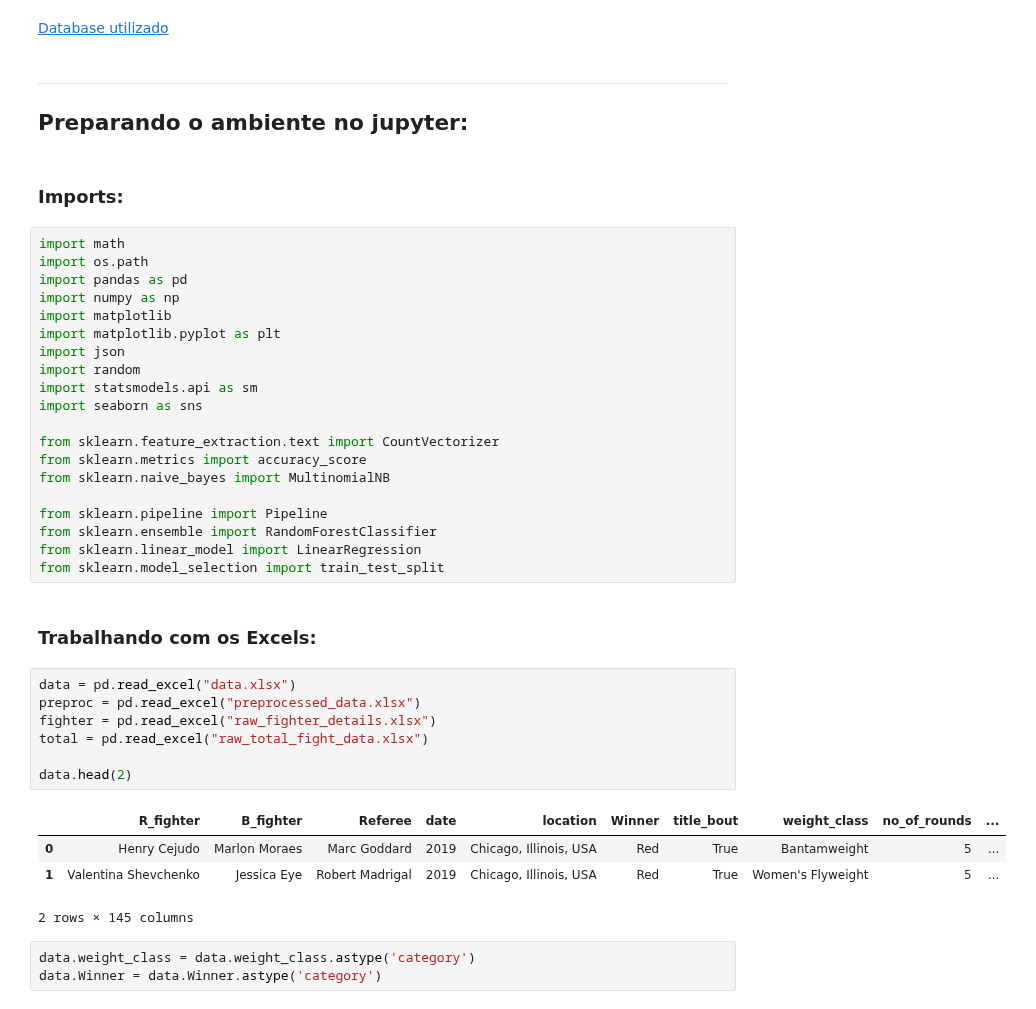
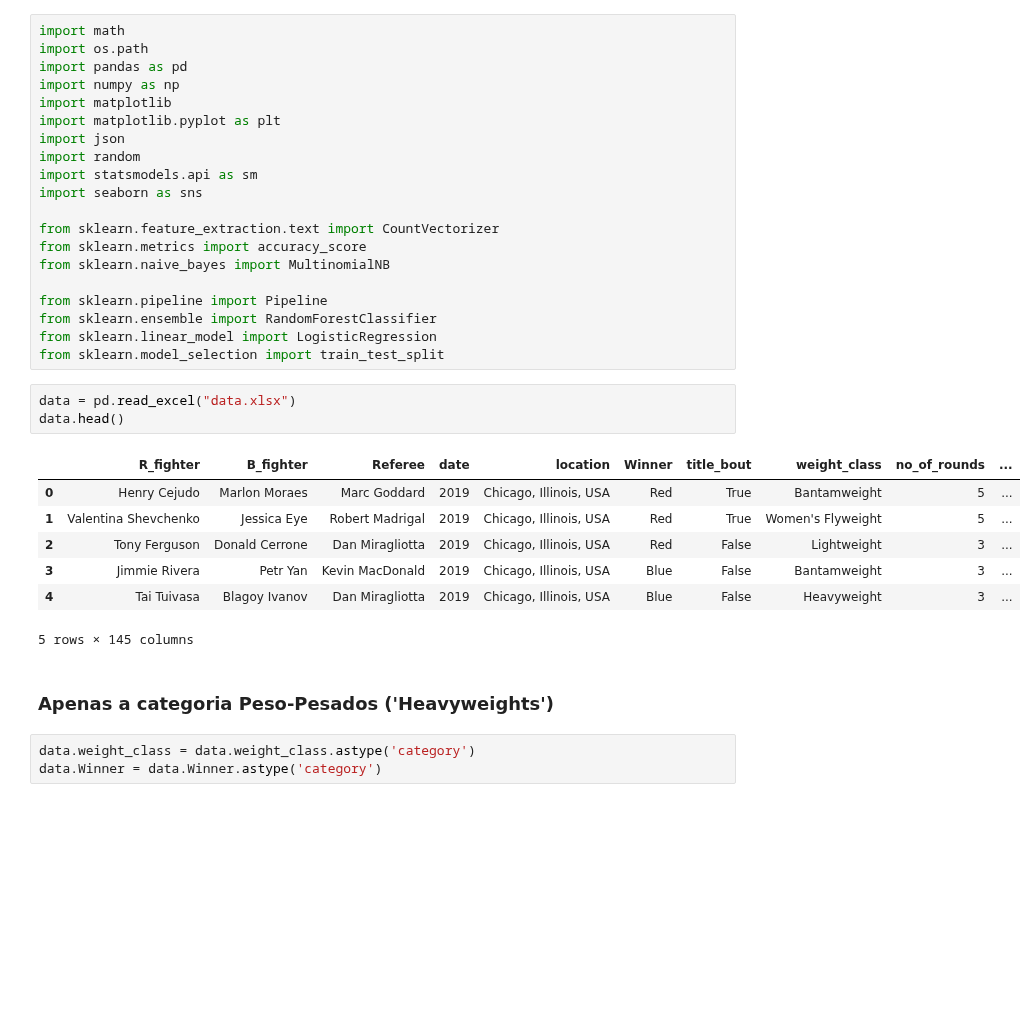
Before and after one commit to VergaraC/Dados_P3, a Jupyter notebook: Projeto3_Sujo/Projeto3sujo_yama.ipynb, the cells around one changed output. Drawn from its saved outputs; the diff is of its cells as text; blank space fills up the shorter version.

```diff
--- a/Projeto3_Sujo/Projeto3sujo_yama.ipynb
+++ b/Projeto3_Sujo/Projeto3sujo_yama.ipynb
@@ -18,10 +1,3 @@ Nome: Henrique Mualem Marti
-# %% [markdown]
-[Database utilizado](https://www.kaggle.com/rajeevw/ufcdata#data.csv)
-# %% [markdown]
- ___
-## Preparando o ambiente no jupyter:
-# %% [markdown]
-### Imports:
 # %%
 import math
 import os.path
@@ -40,22 +16,21 @@ from sklearn.naive_bayes import MultinomialNB
 
 from sklearn.pipeline import Pipeline
 from sklearn.ensemble import RandomForestClassifier
-from sklearn.linear_model import LinearRegression
+from sklearn.linear_model import LogisticRegression
 from sklearn.model_selection import train_test_split
-# %% [markdown]
-### Trabalhando com os Excels:
 # %%
 data = pd.read_excel("data.xlsx")
-preproc = pd.read_excel("preprocessed_data.xlsx")
-fighter = pd.read_excel("raw_fighter_details.xlsx")
-total = pd.read_excel("raw_total_fight_data.xlsx")
-
-data.head(2)
+data.head()
 # %% [output]
 |  | R_fighter | B_fighter | Referee | date | location | Winner | title_bout | weight_class | no_of_rounds | ... |
 | 0 | Henry Cejudo | Marlon Moraes | Marc Goddard | 2019 | Chicago, Illinois, USA | Red | True | Bantamweight | 5 | ... |
 | 1 | Valentina Shevchenko | Jessica Eye | Robert Madrigal | 2019 | Chicago, Illinois, USA | Red | True | Women's Flyweight | 5 | ... |
+| 2 | Tony Ferguson | Donald Cerrone | Dan Miragliotta | 2019 | Chicago, Illinois, USA | Red | False | Lightweight | 3 | ... |
+| 3 | Jimmie Rivera | Petr Yan | Kevin MacDonald | 2019 | Chicago, Illinois, USA | Blue | False | Bantamweight | 3 | ... |
+| 4 | Tai Tuivasa | Blagoy Ivanov | Dan Miragliotta | 2019 | Chicago, Illinois, USA | Blue | False | Heavyweight | 3 | ... |
-2 rows × 145 columns
+5 rows × 145 columns
+# %% [markdown]
+### Apenas a categoria Peso-Pesados ('Heavyweights')
 # %%
 data.weight_class = data.weight_class.astype('category')
 data.Winner = data.Winner.astype('category')
```
Also changed, not shown: parts of 89 cells of this notebook.
